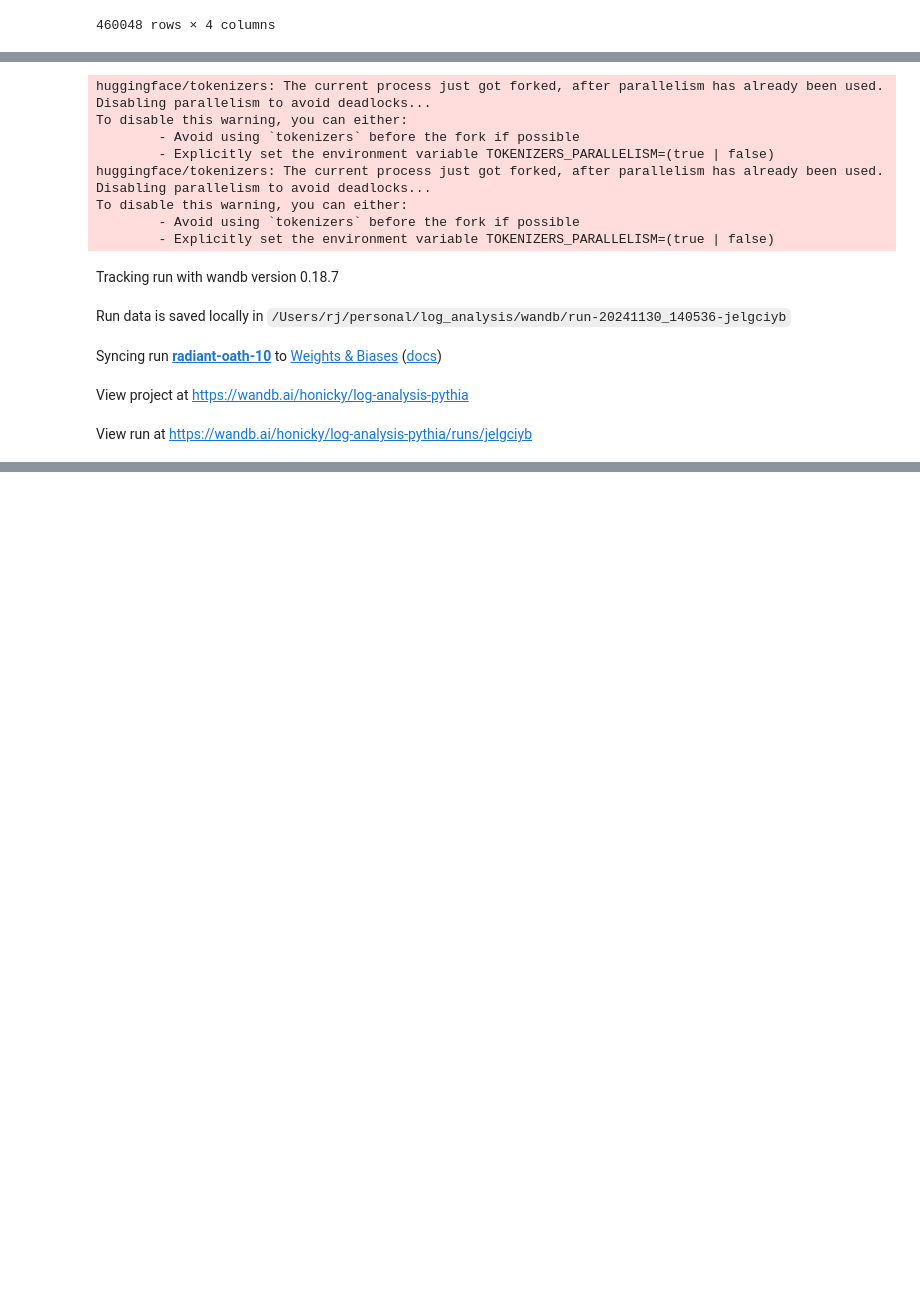
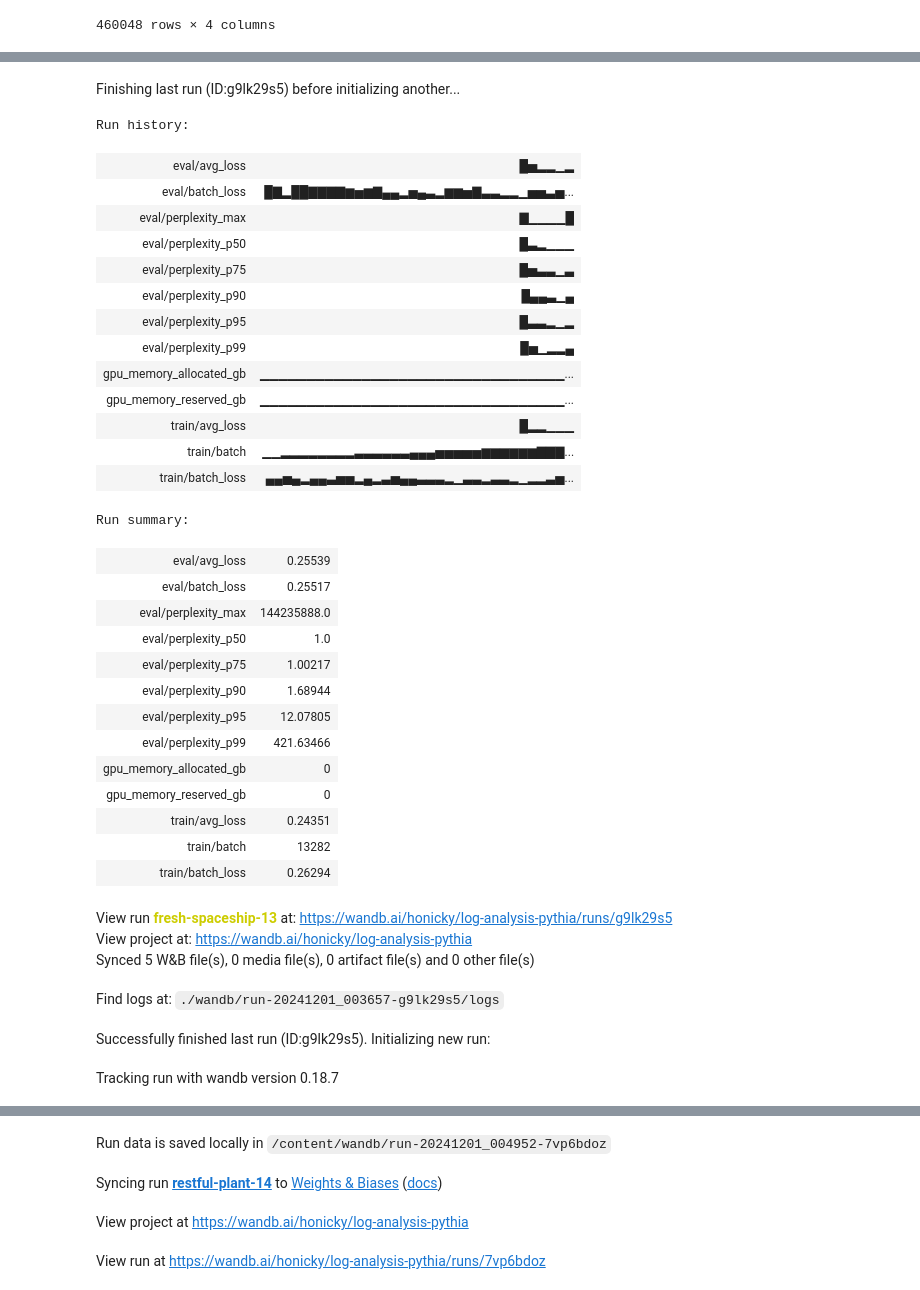
Before and after one commit to honicky/deep-log-analysis, a Jupyter notebook: Pythia Analysis.ipynb, the cells around one changed output, grey strips where cells are left out. Drawn from its saved outputs; the diff is of its cells as text; code cells hidden in the pictures; blank space fills up the shorter version.

Commit message:
Training run through whole HDFS dataset

```diff
--- a/Pythia Analysis.ipynb
+++ b/Pythia Analysis.ipynb
@@ -320,7 +333,9 @@ Name: encoded_block, dtype: float64
 # %%
+import torch
+
 device = torch.device(
-    "mps" if torch.backends.mps.is_available()
-    else "cuda" if torch.backends.cuda.is_available()
+    "cuda" if torch.cuda.is_available()
+    else "mps" if torch.backends.mps.is_available()
     else "cpu"
 )
 print(f"Using device: {device}")
@@ -381,7 +396,11 @@ train_df
 460048 rows × 4 columns
 # %%
 # Set up training parameters
-BATCH_SIZE = 4
-MAX_LENGTH = 343  # Truncate sequences to manage memory
+if device.type == "cuda":
+  BATCH_SIZE = 16
+else:
+  BATCH_SIZE = 4
+
+MAX_LENGTH = 405  # Truncate sequences to manage memory
 LEARNING_RATE = 1e-4
 NUM_EPOCHS = 1
@@ -721,34 +740,53 @@ def train_model(model, dataloader, optimizer, device, steps=None, start_batch=0)
 # %%
 # Move model to MPS device if available, otherwise CPU
 model = get_model().to(device)
 
 # Set up optimizer
 optimizer = torch.optim.AdamW(model.parameters(), lr=LEARNING_RATE)
 
 wandb.init(
     project="log-analysis-pythia",
     config={
         "batch_size": BATCH_SIZE,
         "max_length": MAX_LENGTH,
         "learning_rate": LEARNING_RATE,
         "epochs": NUM_EPOCHS,
         "model": "pythia-14m",
     }
 )
-
-for i in range()
-current_step, current_batch = train_model(model, dataloader, optimizer, device, steps=10)
 # %% [output]
+Finishing last run (ID:g9lk29s5) before initializing another...
-huggingface/tokenizers: The current process just got forked, after parallelism has already been used. Disabling parallelism to avoid deadlocks...
-To disable this warning, you can either:
-        - Avoid using `tokenizers` before the fork if possible
-        - Explicitly set the environment variable TOKENIZERS_PARALLELISM=(true | false)
-huggingface/tokenizers: The current process just got forked, after parallelism has already been used. Disabling parallelism to avoid deadlocks...
-To disable this warning, you can either:
-        - Avoid using `tokenizers` before the fork if possible
-        - Explicitly set the environment variable TOKENIZERS_PARALLELISM=(true | false)
+Run history:
-Tracking run with wandb version 0.18.7
+| eval/avg_loss | █▅▂▂▁▂ |
+| eval/batch_loss | █▇▂██▇▇▇▇▆▅▆▇▄▄▂▅▄▃▂▆▆▅▇▃▃▂▂▁▅▅▃▅... |
+| eval/perplexity_max | ▇▁▁▁▁█ |
+| eval/perplexity_p50 | █▃▂▁▁▁ |
+| eval/perplexity_p75 | █▅▃▃▁▃ |
+| eval/perplexity_p90 | █▄▄▃▁▄ |
+| eval/perplexity_p95 | █▃▃▂▁▂ |
+| eval/perplexity_p99 | █▅▁▂▂▄ |
+| gpu_memory_allocated_gb | ▁▁▁▁▁▁▁▁▁▁▁▁▁▁▁▁▁▁▁▁▁▁▁▁▁▁▁▁▁▁▁▁▁... |
+| gpu_memory_reserved_gb | ▁▁▁▁▁▁▁▁▁▁▁▁▁▁▁▁▁▁▁▁▁▁▁▁▁▁▁▁▁▁▁▁▁... |
+| train/avg_loss | █▂▂▁▁▁ |
+| train/batch | ▁▁▂▂▂▂▂▂▂▂▃▃▃▃▃▃▄▄▄▅▅▅▅▅▆▆▆▆▆▆▇▇▇... |
+| train/batch_loss | ▄▄▅▄▂▄▄▃▅▅▂▄▂▃▅▄▄▃▃▃▂▁▃▃▂▃▃▂▁▂▂▃▅... |
+Run summary:
+| eval/avg_loss | 0.25539 |
+| eval/batch_loss | 0.25517 |
+| eval/perplexity_max | 144235888.0 |
+| eval/perplexity_p50 | 1.0 |
+| eval/perplexity_p75 | 1.00217 |
+| eval/perplexity_p90 | 1.68944 |
+| eval/perplexity_p95 | 12.07805 |
+| eval/perplexity_p99 | 421.63466 |
+| gpu_memory_allocated_gb | 0 |
+| gpu_memory_reserved_gb | 0 |
+| train/avg_loss | 0.24351 |
+| train/batch | 13282 |
+| train/batch_loss | 0.26294 |
-Run data is saved locally in /Users/rj/personal/log_analysis/wandb/run-20241130_140536-jelgciyb
+View run fresh-spaceship-13 at: https://wandb.ai/honicky/log-analysis-pythia/runs/g9lk29s5
+View project at: https://wandb.ai/honicky/log-analysis-pythia
+Synced 5 W&B file(s), 0 media file(s), 0 artifact file(s) and 0 other file(s)
-Syncing run radiant-oath-10 to Weights & Biases (docs)
+Find logs at: ./wandb/run-20241201_003657-g9lk29s5/logs
-View project at https://wandb.ai/honicky/log-analysis-pythia
+Successfully finished last run (ID:g9lk29s5). Initializing new run:
-View run at https://wandb.ai/honicky/log-analysis-pythia/runs/jelgciyb
+Tracking run with wandb version 0.18.7
@@ -756,0 +793,4 @@ Training complete. Average loss: 32.0207
+Run data is saved locally in /content/wandb/run-20241201_004952-7vp6bdoz
+Syncing run restful-plant-14 to Weights & Biases (docs)
+View project at https://wandb.ai/honicky/log-analysis-pythia
+View run at https://wandb.ai/honicky/log-analysis-pythia/runs/7vp6bdoz
```
Also changed, not shown: parts of 20 cells of this notebook.
